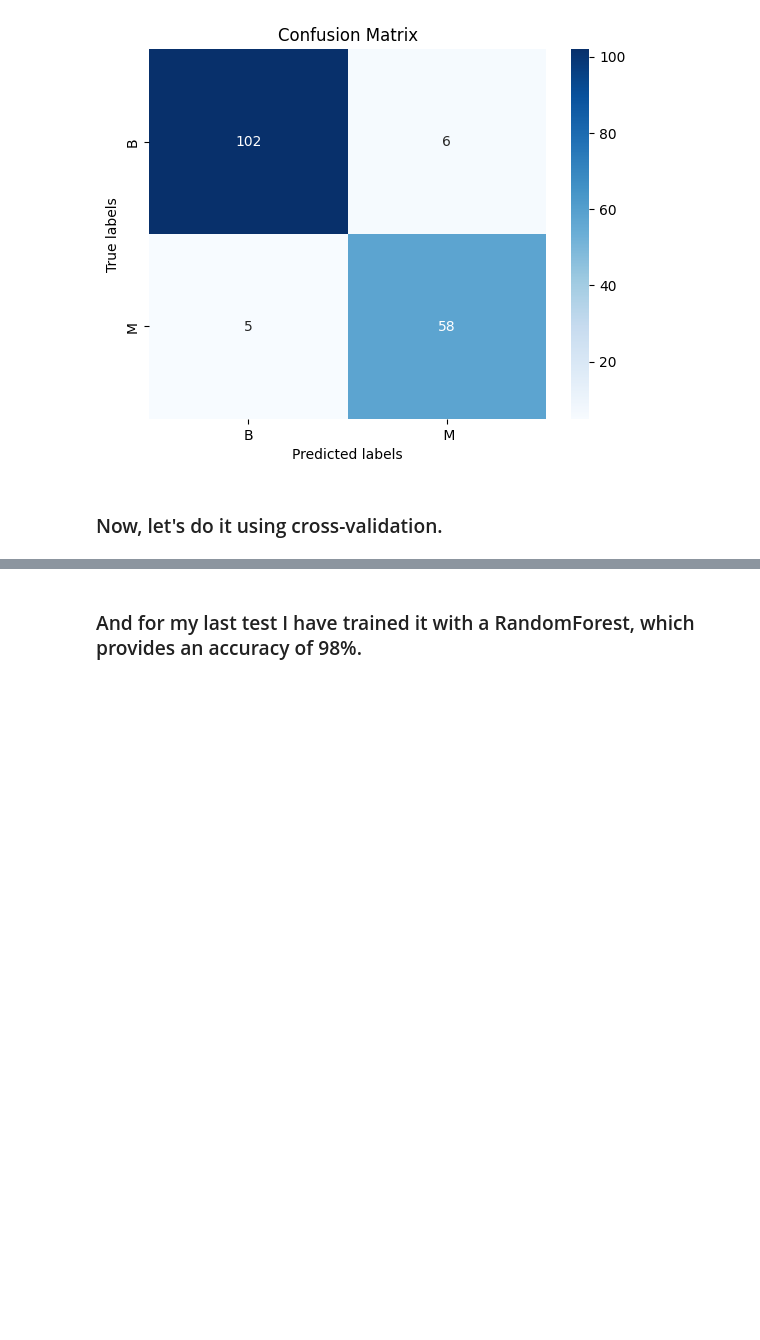
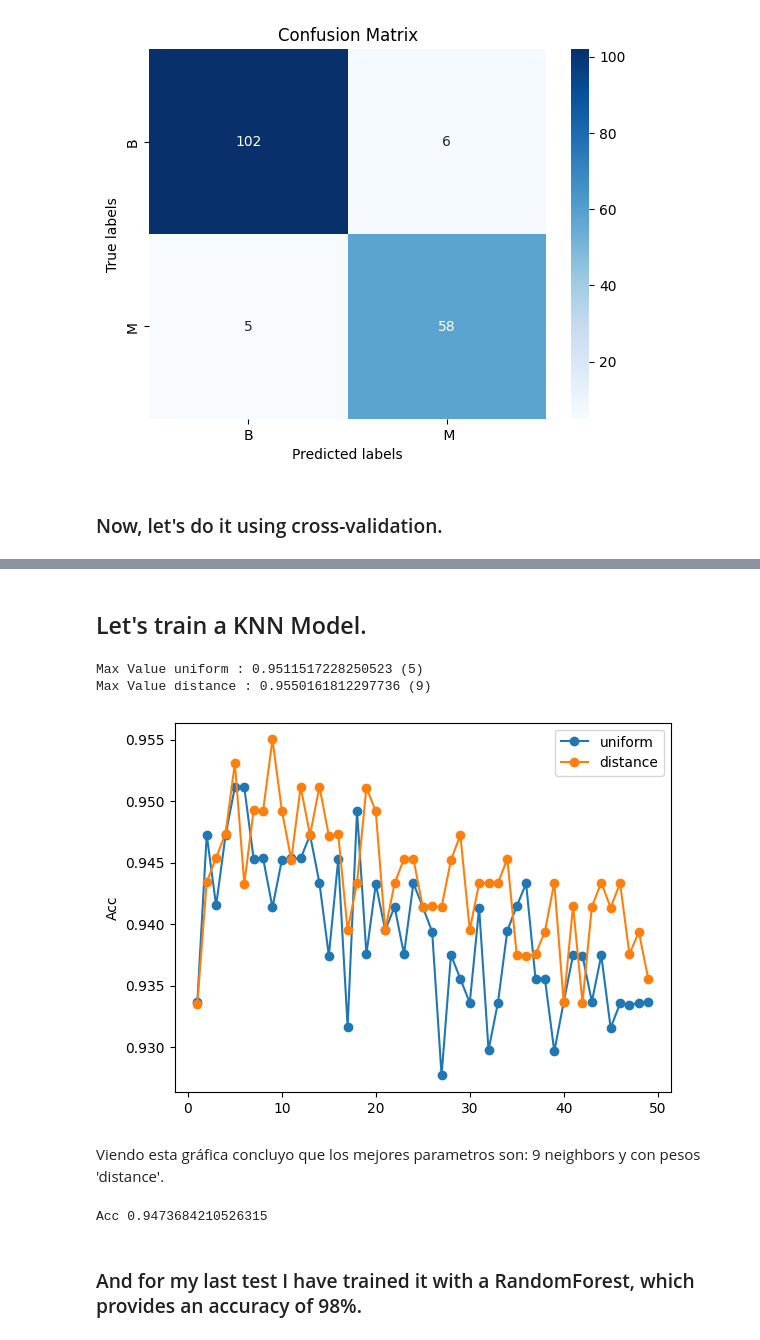
Before and after one commit to SergioManuelJob/BreastCancer-NaiveBayes, a Jupyter notebook: Breast_Cancer_NaiveBayes.ipynb, the cells around one changed output, grey strips where cells are left out. Saved outputs shown, nothing was run; the diff lists cells and outputs as text; code cells hidden in the pictures; blank space fills up the shorter version.

Commit message:
KNN Model made, import of model to practice done

```diff
--- a/Breast_Cancer_NaiveBayes.ipynb
+++ b/Breast_Cancer_NaiveBayes.ipynb
@@ -455,3 +475,70 @@ Precisión media de validación cruzada: 0.9531007751937984
+# %% [markdown]
+## Let's train a KNN Model.
+# %%
+from sklearn import neighbors
+from sklearn.model_selection import KFold
+import matplotlib.pyplot as plt
+from sklearn.metrics import accuracy_score
+import numpy as np
+
+df.drop('diagnosis', axis=1, inplace=True)
+# Para el entrenamiento se aplica Cross Validation (Validación cruzada)
+cv = KFold(n_splits = 5, shuffle = True) # shuffle = False si hay dimensión temporal
+df = pd.concat([df, y], axis=1)
+selected_columns = ['texture_worst', 'area_worst', 'smoothness_worst', 'concavity_worst', 'diagnosis']
+train = df[selected_columns]
+
+for i, weights in enumerate(['uniform', 'distance']):
+   total_scores = []
+   for n_neighbors in range(1,50):
+       fold_accuracy = []
+       knn = neighbors.KNeighborsClassifier(n_neighbors, weights=weights) # La métrica por defecto es minkowski
+       #knn = neighbors.KNeighborsClassifier(n_neighbors, weights=weights, metric="euclidean")
+       for train_fold, test_fold in cv.split(X_train):
+          # División train test aleatoria
+          f_train = train.loc[train_fold]
+          f_test = train.loc[test_fold]
+          # entrenamiento y ejecución del modelo
+          knn.fit( X = f_train.drop(['diagnosis'], axis=1),
+                               y = f_train['diagnosis'])
+          y_pred = knn.predict(X = f_test.drop(['diagnosis'], axis = 1))
+          # evaluación del modelo
+          acc = accuracy_score(f_test['diagnosis'], y_pred)
+          fold_accuracy.append(acc)
+       total_scores.append(sum(fold_accuracy)/len(fold_accuracy))
+
+   plt.plot(range(1,len(total_scores)+1), total_scores,
+             marker='o', label=weights)
+   print ('Max Value ' +  weights + " : " +  str(max(total_scores)) +" (" + str(np.argmax(total_scores) + 1) + ")")
+   plt.ylabel('Acc')
+
+
+plt.legend()
+plt.show()
+# %% [output]
+Max Value uniform : 0.9511517228250523 (5)
+Max Value distance : 0.9550161812297736 (9)
+[figure, added]
+# %% [markdown]
+Viendo esta gráfica concluyo que los mejores parametros son: 9 neighbors y con pesos 'distance'.
+# %%
+# Dividir train y test
+train, test = train_test_split(train, test_size = 0.3, random_state = 42)
+
+# Factorizar las "B" y "M"
+train['diagnosis'] = pd.factorize(train['diagnosis'], sort=True)[0] + 1
+test['diagnosis'] = pd.factorize(test['diagnosis'], sort=True)[0] + 1
+
+n_neighbors = 9
+weights = 'distance'
+knn = neighbors.KNeighborsClassifier(n_neighbors= n_neighbors, weights=weights)
+# fit and predict
+knn.fit(X = train.drop(['diagnosis'], axis = 1), y = train['diagnosis'])
+y_pred = knn.predict(X = test.drop(['diagnosis'], axis = 1))
+acc = accuracy_score(test['diagnosis'], y_pred)
+print ('Acc', acc)
+# %% [output]
+Acc 0.9473684210526315
 # %% [markdown]
 ### And for my last test I have trained it with a RandomForest, which provides an accuracy of 98%.
 # %%
```
Also changed, not shown: parts of 17 cells of this notebook.
